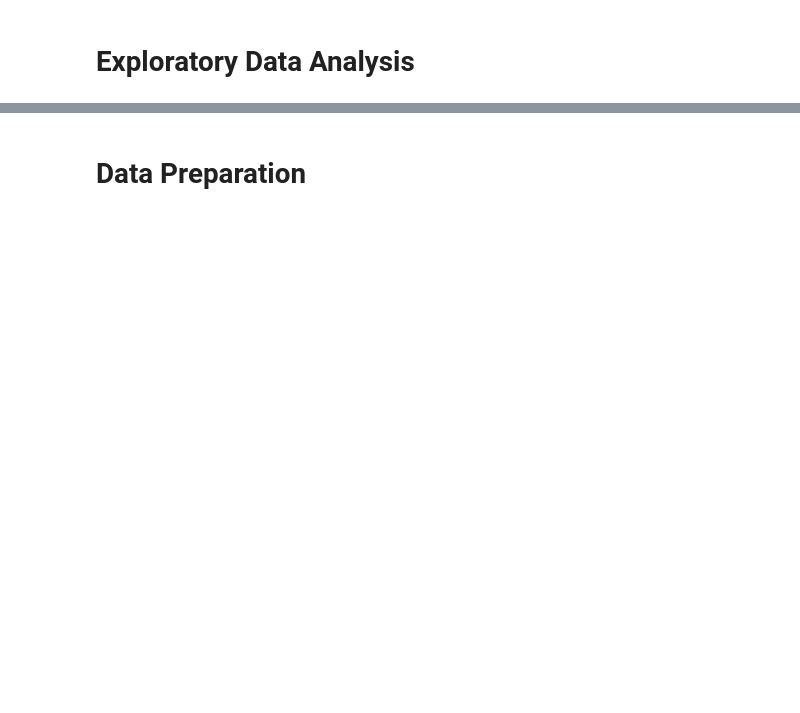
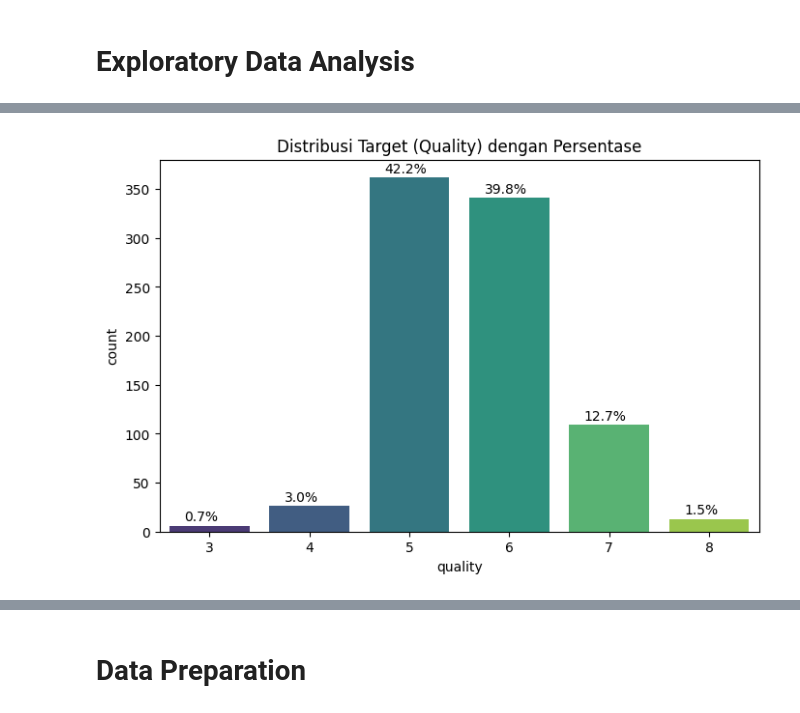
Before and after one commit to PashaAkrilian/Wine-Quality-Prediction, a Jupyter notebook: uts-data-mining.ipynb, the cells around one changed output, grey strips where cells are left out. Cells and saved outputs as stored; diff of their text form; code cells hidden in the pictures; blank space fills up the shorter version.

```diff
--- a/uts-data-mining.ipynb
+++ b/uts-data-mining.ipynb
@@ -105,0 +3,83 @@ Passing `palette` without assigning `hue` is deprecated and will be removed in v
+# %%
+# =================================================================
+# Tahap 1: Exploratory Data Analysis (EDA) - Ditingkatkan
+# Proyek: Klasifikasi Kualitas Anggur (UTS PDAB 2026)
+# Nama: Dimas Pasha Akrilian
+# =================================================================
+
+import pandas as pd
+import seaborn as sns
+import matplotlib.pyplot as plt
+import numpy as np
+from scipy.stats import skew
+
+# 1.1 Memuat Dataset
+train_path = '/kaggle/input/datasets/dimaspashaakrilian/wine-quality/data_training.csv'
+test_path = '/kaggle/input/datasets/dimaspashaakrilian/wine-quality/data_testing.csv'
+
+df_train = pd.read_csv(train_path)
+df_test = pd.read_csv(test_path)
+
+# -----------------------------------------------------------------
+# PENGEMBANGAN FITUR AWAL (Feature Engineering for EDA)
+# Membuat fitur interaksi untuk melihat pengaruhnya di Heatmap
+# -----------------------------------------------------------------
+df_train['total_acidity'] = df_train['fixed acidity'] + df_train['volatile acidity'] + df_train['citric acid']
+df_train['bound_sulfur_dioxide'] = df_train['total sulfur dioxide'] - df_train['free sulfur dioxide']
+df_train['alcohol_density_ratio'] = df_train['alcohol'] / df_train['density']
+
+# 1.2 Ringkasan Statistik & Skewness
+print("\n--- Analisis Skewness (Kemiringan) Fitur ---")
+# Mengecek skewness untuk menentukan kebutuhan PowerTransformer nanti
+numeric_features = df_train.drop(columns=['Id', 'quality']).columns
+skewness = df_train[numeric_features].apply(lambda x: skew(x)).sort_values(ascending=False)
+print(skewness)
+
+# 1.3 Visualisasi Target dengan Persentase
+plt.figure(figsize=(8, 5))
+ax = sns.countplot(x='quality', data=df_train, palette='viridis')
+total = len(df_train['quality'])
+for p in ax.patches:
+    percentage = '{:.1f}%'.format(100 * p.get_height()/total)
+    ax.annotate(percentage, (p.get_x() + 0.15, p.get_height() + 5))
+plt.title('Distribusi Target (Quality) dengan Persentase')
+plt.show()
+
+# 1.4 Heatmap Korelasi Ditingkatkan
+# Menyertakan fitur baru untuk melihat apakah interaksi lebih kuat dari fitur asli
+plt.figure(figsize=(14, 10))
+correlation_matrix = df_train.drop(columns=['Id']).corr()
+mask = np.triu(np.ones_like(correlation_matrix, dtype=bool)) # Menyembunyikan duplikasi diagonal
+sns.heatmap(correlation_matrix, mask=mask, annot=True, cmap='RdYlGn', fmt='.2f')
+plt.title('Heatmap Korelasi (Termasuk Interaksi Fitur Baru)')
+plt.show()
+
+# 1.5 Analisis Separabilitas (KDE Plot)
+# Melihat fitur mana yang paling mampu membedakan antar kelas kualitas
+key_features = ['alcohol', 'volatile acidity', 'total_acidity', 'sulphates']
+plt.figure(figsize=(15, 10))
+for i, col in enumerate(key_features):
+    plt.subplot(2, 2, i+1)
+    for q in sorted(df_train['quality'].unique()):
+        sns.kdeplot(df_train[df_train['quality']==q][col], label=f'Quality {q}', fill=True)
+    plt.title(f'Distribusi {col} Berdasarkan Kualitas')
+    plt.legend()
+plt.tight_layout()
+plt.show()
+
+# 1.6 Multivariate Analysis (Pairplot)
+# Menganalisis hubungan 3 fitur teratas secara simultan
+top_features = ['alcohol', 'volatile acidity', 'sulphates', 'quality']
+sns.pairplot(df_train[top_features], hue='quality', palette='bright', corner=True)
+plt.suptitle('Hubungan Antar Fitur Utama', y=1.02)
+plt.show()
+
+# 1.7 Identifikasi Persentase Outlier Secara Statistik
+print("\n--- Persentase Outlier Per Fitur (IQR Method) ---")
+for col in numeric_features:
+    Q1 = df_train[col].quantile(0.25)
+    Q3 = df_train[col].quantile(0.75)
+    IQR = Q3 - Q1
+    outliers = ((df_train[col] < (Q1 - 1.5 * IQR)) | (df_train[col] > (Q3 + 1.5 * IQR))).sum()
+    print(f"{col}: {outliers} outlier ({(outliers/total*100):.2f}%)")
+# %% [output]
@@ -105,0 +105 @@ Passing `palette` without assigning `hue` is deprecated and will be removed in v
+[figure, added]
```
Also changed, not shown: parts of 14 cells of this notebook.
